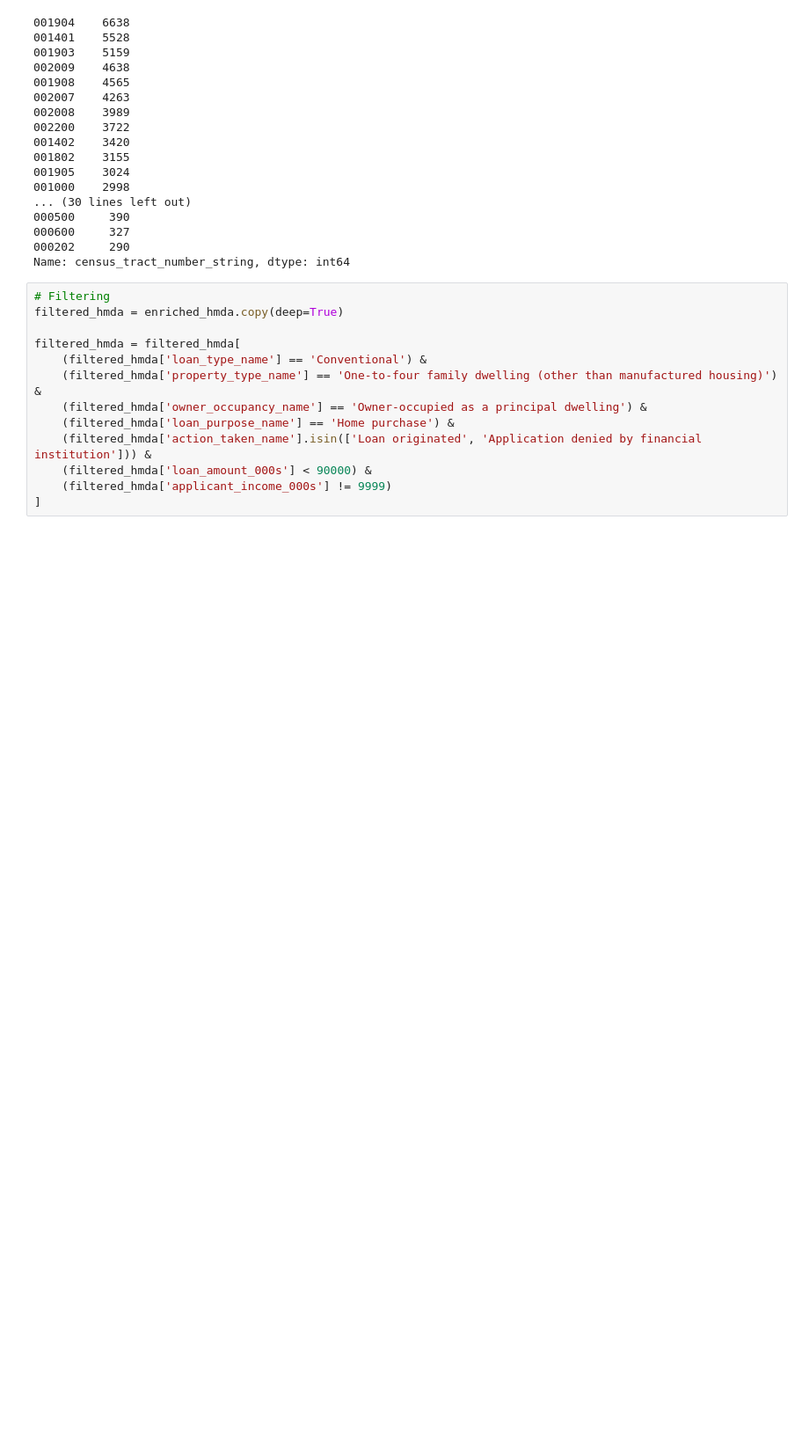
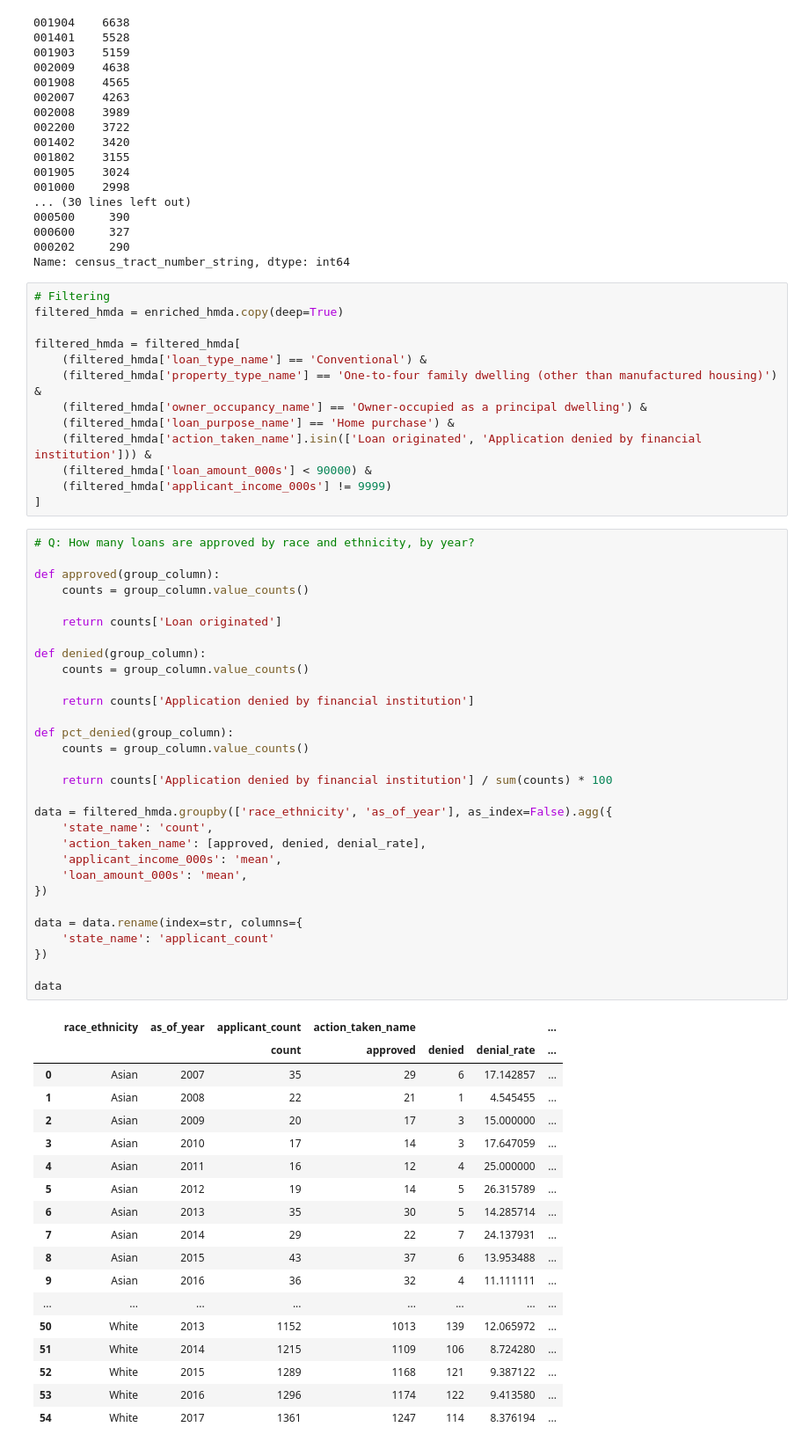
Before and after one commit to thetylerloop/tyler-home-loans, a Jupyter notebook: Home Loans (HMDA) Analysis.ipynb, the cells around one changed output. Shown at 88% size. Drawn from its saved outputs; the diff is of its cells as text; blank space fills up the shorter version.

```diff
--- a/Home Loans (HMDA) Analysis.ipynb
+++ b/Home Loans (HMDA) Analysis.ipynb
@@ -74,3 +74,52 @@ filtered_hmda = filtered_hmda[
     (filtered_hmda['loan_amount_000s'] < 90000) &
     (filtered_hmda['applicant_income_000s'] != 9999)
 ]
+# %%
+# Q: How many loans are approved by race and ethnicity, by year?
+
+def approved(group_column):
+    counts = group_column.value_counts()
+
+    return counts['Loan originated']
+
+def denied(group_column):
+    counts = group_column.value_counts()
+
+    return counts['Application denied by financial institution']
+
+def pct_denied(group_column):
+    counts = group_column.value_counts()
+
+    return counts['Application denied by financial institution'] / sum(counts) * 100
+
+data = filtered_hmda.groupby(['race_ethnicity', 'as_of_year'], as_index=False).agg({
+    'state_name': 'count',
+    'action_taken_name': [approved, denied, denial_rate],
+    'applicant_income_000s': 'mean',
+    'loan_amount_000s': 'mean',
+})
+
+data = data.rename(index=str, columns={
+    'state_name': 'applicant_count'
+})
+
+data
+# %% [output]
+|  | race_ethnicity | as_of_year | applicant_count | action_taken_name |  |  | ... |
+|  |  |  | count | approved | denied | denial_rate | ... |
+| 0 | Asian | 2007 | 35 | 29 | 6 | 17.142857 | ... |
+| 1 | Asian | 2008 | 22 | 21 | 1 | 4.545455 | ... |
+| 2 | Asian | 2009 | 20 | 17 | 3 | 15.000000 | ... |
+| 3 | Asian | 2010 | 17 | 14 | 3 | 17.647059 | ... |
+| 4 | Asian | 2011 | 16 | 12 | 4 | 25.000000 | ... |
+| 5 | Asian | 2012 | 19 | 14 | 5 | 26.315789 | ... |
+| 6 | Asian | 2013 | 35 | 30 | 5 | 14.285714 | ... |
+| 7 | Asian | 2014 | 29 | 22 | 7 | 24.137931 | ... |
+| 8 | Asian | 2015 | 43 | 37 | 6 | 13.953488 | ... |
+| 9 | Asian | 2016 | 36 | 32 | 4 | 11.111111 | ... |
+| ... | ... | ... | ... | ... | ... | ... | ... |
+| 50 | White | 2013 | 1152 | 1013 | 139 | 12.065972 | ... |
+| 51 | White | 2014 | 1215 | 1109 | 106 | 8.724280 | ... |
+| 52 | White | 2015 | 1289 | 1168 | 121 | 9.387122 | ... |
+| 53 | White | 2016 | 1296 | 1174 | 122 | 9.413580 | ... |
+| 54 | White | 2017 | 1361 | 1247 | 114 | 8.376194 | ... |
```
Also changed, not shown: parts of 5 cells of this notebook.
